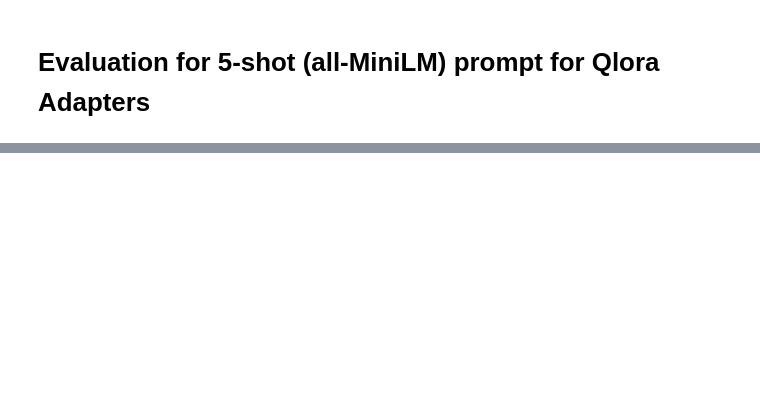
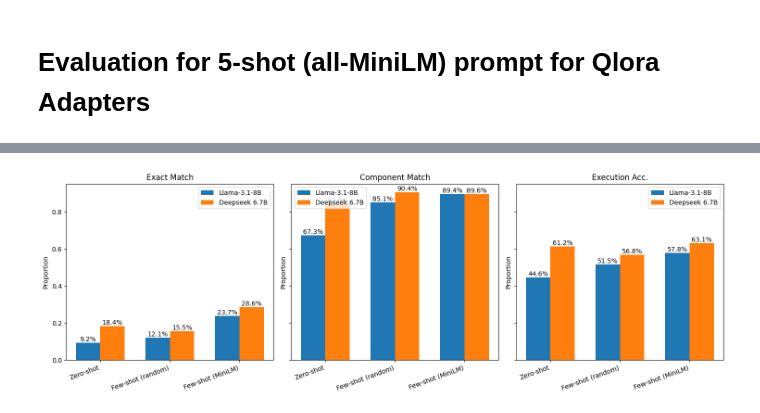
Before and after one commit to johnemekaeze/LowResource-Text2SQL-Chichewa, a Jupyter notebook: notebooks/qlora-with-zero-and-few-shot-deepseek-coder-6.7B.ipynb, the cells around one changed output, grey strips where cells are left out. Saved outputs shown, nothing was run; the diff lists cells and outputs as text; code cells hidden in the pictures; blank space fills up the shorter version.

```diff
--- a/notebooks/qlora-with-zero-and-few-shot-deepseek-coder-6.7B.ipynb
+++ b/notebooks/qlora-with-zero-and-few-shot-deepseek-coder-6.7B.ipynb
@@ -887,0 +973,64 @@ GPU Mem Peak       : 31.67950592 GB
+# %%
+import numpy as np
+import matplotlib.pyplot as plt
+
+# Experiment settings
+methods = [
+    "Zero‑shot",
+    "Few‑shot (random)",
+    "Few‑shot (MiniLM)",
+]
+
+# Llama-3.1-8B
+llama = {
+    'Exact Match':       [0.092, 0.121, 0.237],
+    'Component Match':   [0.673, 0.851, 0.894],
+    'Execution Acc.':    [0.446, 0.515, 0.578]
+}
+
+# Deepseek Coder 6.7B base
+deepseek = {
+    'Exact Match':       [0.184, 0.155, 0.286],
+    'Component Match':   [0.839, 0.904, 0.896],
+    'Execution Acc.':    [0.612, 0.568, 0.631]
+}
+
+# Function to plot grouped bar charts for all metrics
+def plot_all_metrics():
+    metrics = ['Exact Match', 'Component Match', 'Execution Acc.']
+    fig, axs = plt.subplots(1, 3, figsize=(15, 5), sharey=True)  # 1 row, 3 columns
+
+    width = 0.35
+    x = np.arange(len(methods))
+
+    for i, metric in enumerate(metrics):
+        llama_vals = np.array(llama[metric])
+        deep_vals = np.array(deepseek[metric])
+
+        # Plot bars
+        axs[i].bar(x - width/2, llama_vals, width, label='Llama-3.1-8B')
+        axs[i].bar(x + width/2, deep_vals, width, label='Deepseek 6.7B')
+
+        # Set labels and title for each subplot
+        axs[i].set_ylabel('Proportion')
+        axs[i].set_title(metric)
+        axs[i].set_xticks(x)
+        axs[i].set_xticklabels(methods, rotation=20, ha='right')
+
+        # Add value annotations
+        for j in range(len(methods)):
+            val_a = llama_vals[j]
+            val_b = deep_vals[j]
+            fmt = "{:.1%}"
+            axs[i].text(x[j] - width/2, val_a, fmt.format(val_a), ha='center', va='bottom')
+            axs[i].text(x[j] + width/2, val_b, fmt.format(val_b), ha='center', va='bottom')
+
+        axs[i].legend()
+
+    plt.tight_layout()
+    plt.show()
+
+# Plot all metrics in one row
+plot_all_metrics()
+# %% [output]
+[figure, added]
```
Also changed, not shown: parts of 13 cells of this notebook, 3 other files.
